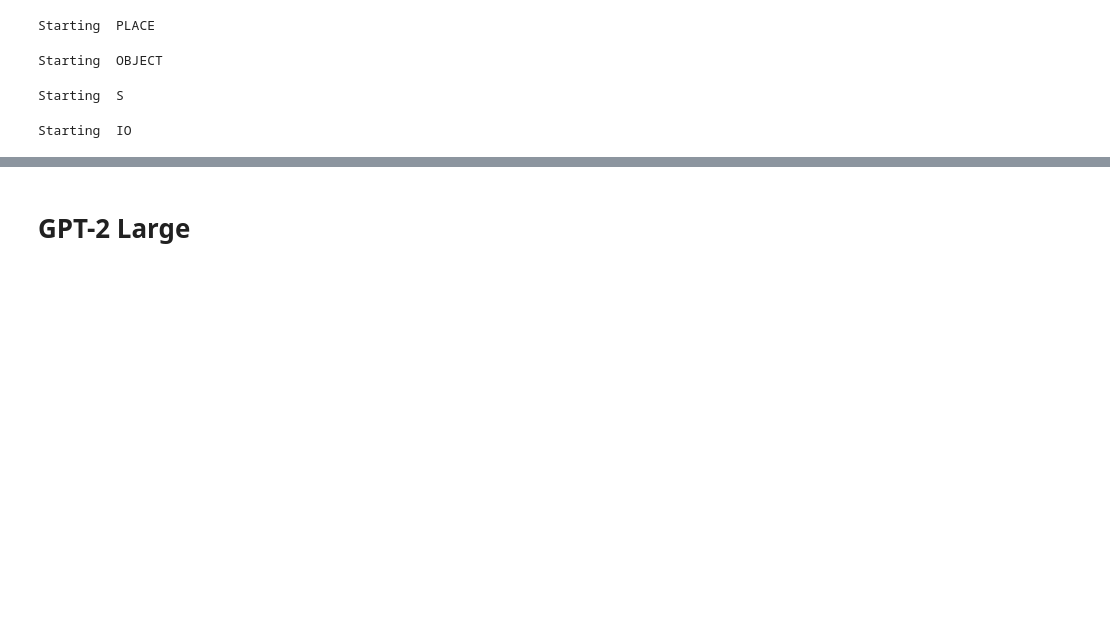
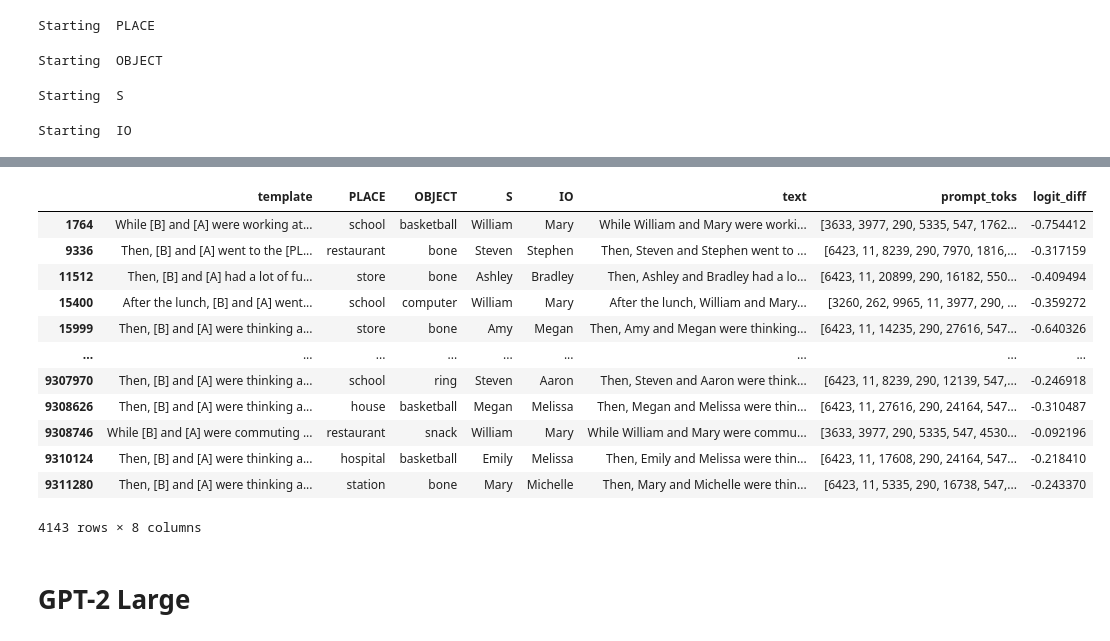
Before and after one commit to ronakrm/ioi-enumerate, a Jupyter notebook: plot_results_new.ipynb, the cells around one changed output, grey strips where cells are left out. Cells and saved outputs as stored; diff of their text form; code cells hidden in the pictures; blank space fills up the shorter version.

```diff
--- a/plot_results_new.ipynb
+++ b/plot_results_new.ipynb
@@ -262,3 +274,19 @@ med_first_df.sort_values("global_mean_diff", ascending=False).head(10)
+# %%
+med_df[med_df['logit_diff'] < 0]
+# %% [output]
+|  | template | PLACE | OBJECT | S | IO | text | prompt_toks | logit_diff |
+| 1764 | While [B] and [A] were working at... | school | basketball | William | Mary | While William and Mary were worki... | [3633, 3977, 290, 5335, 547, 1762... | -0.754412 |
+| 9336 | Then, [B] and [A] went to the [PL... | restaurant | bone | Steven | Stephen | Then, Steven and Stephen went to ... | [6423, 11, 8239, 290, 7970, 1816,... | -0.317159 |
+| 11512 | Then, [B] and [A] had a lot of fu... | store | bone | Ashley | Bradley | Then, Ashley and Bradley had a lo... | [6423, 11, 20899, 290, 16182, 550... | -0.409494 |
+| 15400 | After the lunch, [B] and [A] went... | school | computer | William | Mary | After the lunch, William and Mary... | [3260, 262, 9965, 11, 3977, 290, ... | -0.359272 |
+| 15999 | Then, [B] and [A] were thinking a... | store | bone | Amy | Megan | Then, Amy and Megan were thinking... | [6423, 11, 14235, 290, 27616, 547... | -0.640326 |
+| ... | ... | ... | ... | ... | ... | ... | ... | ... |
+| 9307970 | Then, [B] and [A] were thinking a... | school | ring | Steven | Aaron | Then, Steven and Aaron were think... | [6423, 11, 8239, 290, 12139, 547,... | -0.246918 |
+| 9308626 | Then, [B] and [A] were thinking a... | house | basketball | Megan | Melissa | Then, Megan and Melissa were thin... | [6423, 11, 27616, 290, 24164, 547... | -0.310487 |
+| 9308746 | While [B] and [A] were commuting ... | restaurant | snack | William | Mary | While William and Mary were commu... | [3633, 3977, 290, 5335, 547, 4530... | -0.092196 |
+| 9310124 | Then, [B] and [A] were thinking a... | hospital | basketball | Emily | Melissa | Then, Emily and Melissa were thin... | [6423, 11, 17608, 290, 24164, 547... | -0.218410 |
+| 9311280 | Then, [B] and [A] were thinking a... | station | bone | Mary | Michelle | Then, Mary and Michelle were thin... | [6423, 11, 5335, 290, 16738, 547,... | -0.243370 |
+4143 rows × 8 columns
 # %% [markdown]
 # GPT-2 Large
 # %%
```
Also changed, not shown: parts of 8 cells of this notebook.
